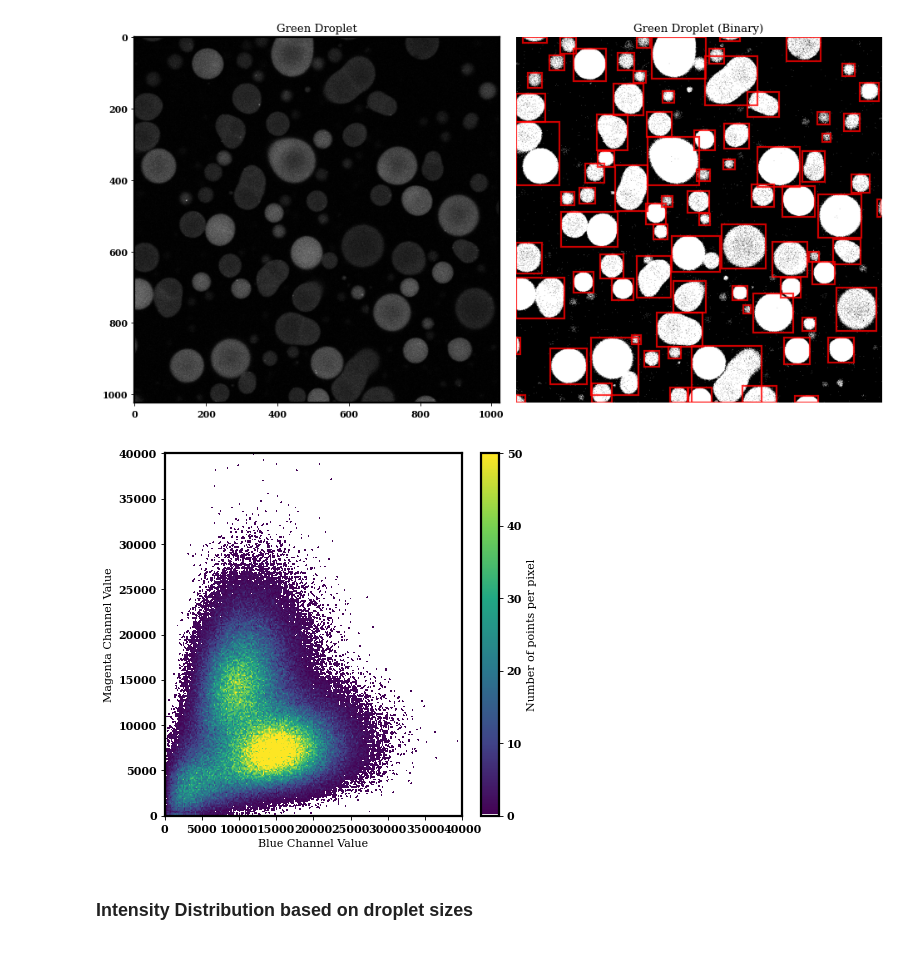
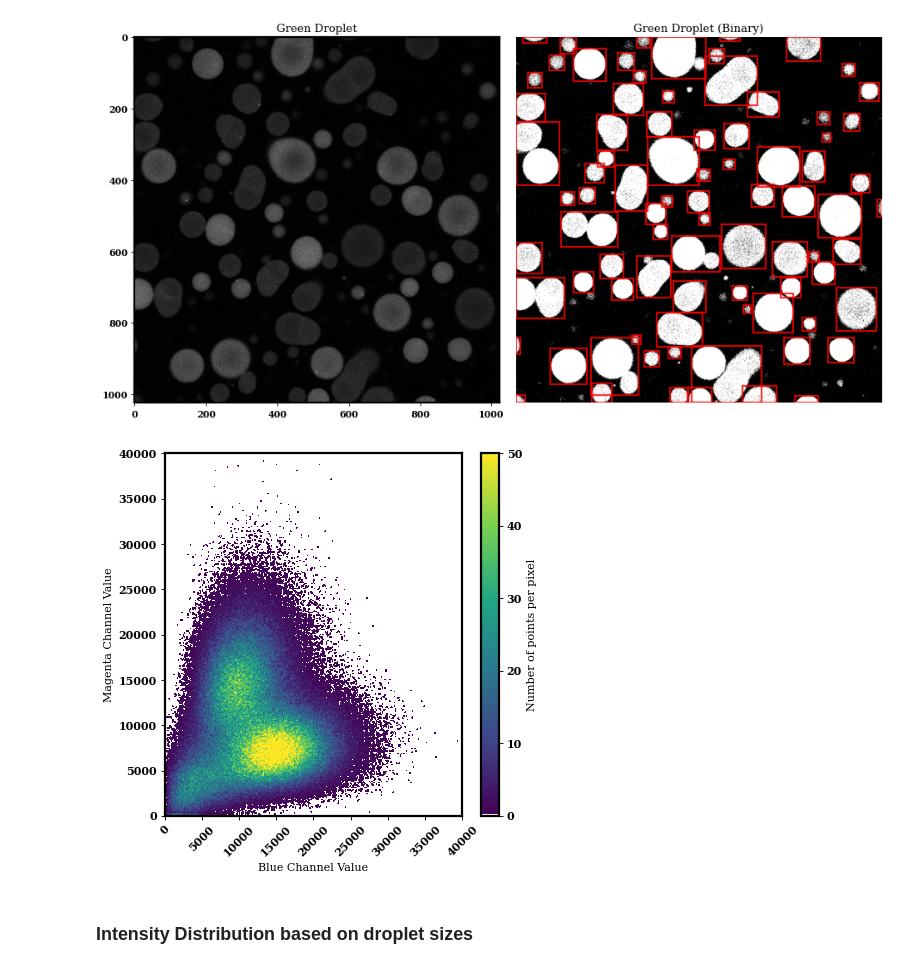
Before and after one commit to charliecharlie29/DNA-droplet-detection, a Jupyter notebook: Analysis.ipynb, the cells around one changed output. Saved outputs shown, nothing was run; the diff lists cells and outputs as text; code cells hidden in the pictures.

```diff
--- a/Analysis.ipynb
+++ b/Analysis.ipynb
@@ -473,35 +451,35 @@ white_viridis = LinearSegmentedColormap.from_list('white_viridis', [
     (0, '#ffffff'),
     (1e-20, '#440053'),
     (0.2, '#404388'),
     (0.4, '#2a788e'),
     (0.6, '#21a784'),
     (0.8, '#78d151'),
     (1, '#fde624'),
 ], N=256)
 
 fig = plt.figure(figsize=(6, 6), dpi = 80)
 axi = fig.add_subplot(1, 1, 1, projection='scatter_density')
 
 min_value = 0
 max_value = 50
 
 norm = Normalize(vmin=min_value, vmax=max_value)
 
 # plt.scatter([val for ary in val1 for val in ary], [val for ary in val2 for val in ary], s = .1, cmap='white_viridis')
 density = axi.scatter_density([val for ary in val1 for val in ary], [val for ary in val2 for val in ary], cmap=white_viridis, norm = norm)
 #fig = plt.figure(figsize=(6, 6), dpi = 80)
 fig.colorbar(density, label='Number of points per pixel')
 # plt.title("Before Transcription")
 plt.ylabel("Magenta Channel Value")
 plt.xlabel("Blue Channel Value")
 # "Viridis-like" colormap with white background
 plt.xlim(0, 40000)
 plt.ylim(0, 40000)
-pl
+plt.xticks(rotation=45)
 # plt.savefig('Txn_25min_NT-A_NR-B.png', dpi=400)
 plt.show()
 # %% [output]
-[figure, old version]
+[figure, new version]
 # %% [markdown]
 ### Intensity Distribution based on droplet sizes
 # %% [raw]
```
Also changed, not shown: parts of 5 cells of this notebook.
